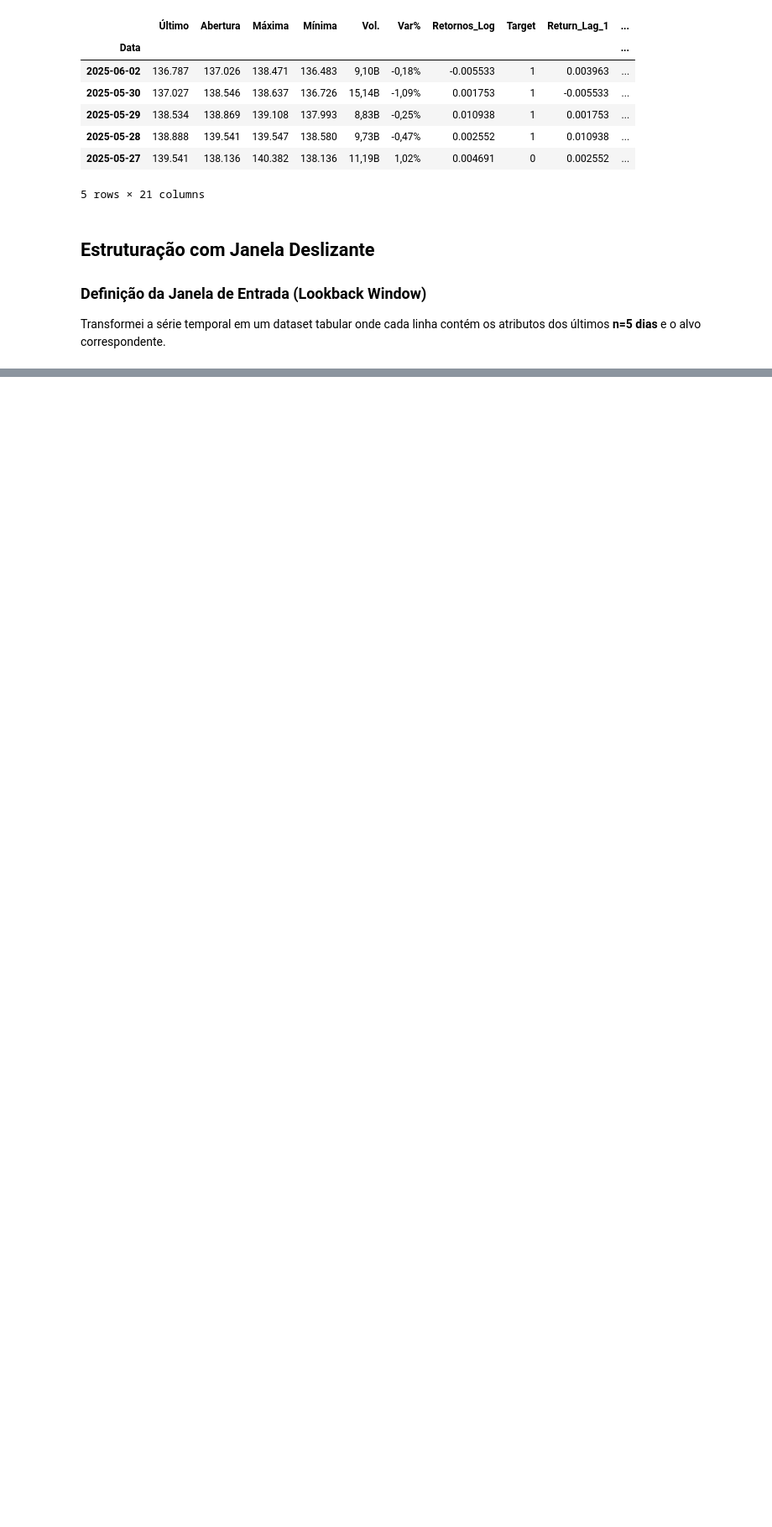
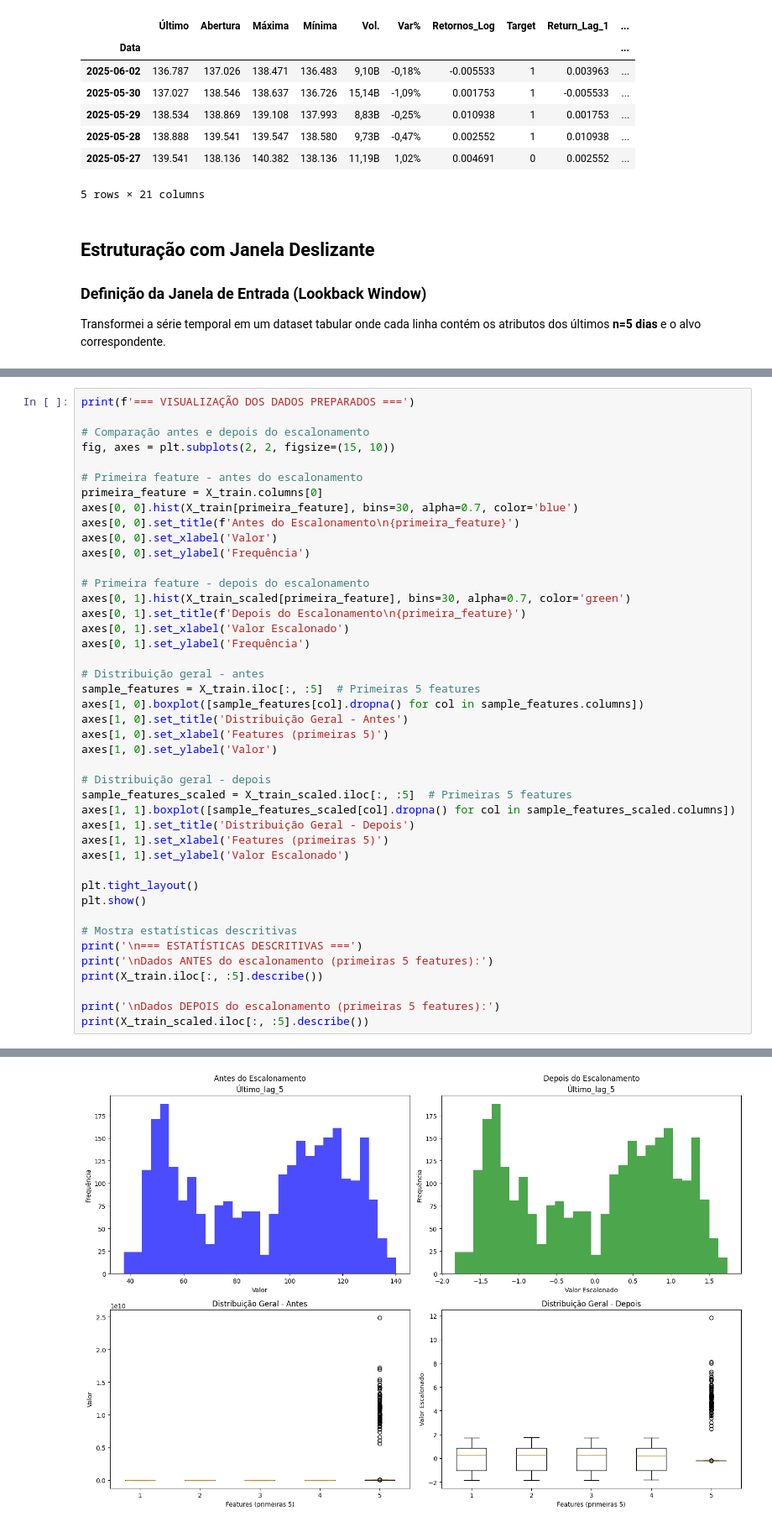
Before and after one commit to suprarn/tudofiap, a Jupyter notebook: Tech Challenge 2/final/tech_challenge_2_final.ipynb, the cells around one changed output, grey strips where cells are left out. Shown: that part at 84% size. Saved outputs shown, nothing was run; the diff lists cells and outputs as text; blank space fills up the shorter version.

```diff
--- a/Tech Challenge 2/final/tech_challenge_2_final.ipynb
+++ b/Tech Challenge 2/final/tech_challenge_2_final.ipynb
@@ -955,0 +1311,44 @@ verificar ai em cima pq tem 18 features e nao 20
+# %%
+print(f'=== VISUALIZAÇÃO DOS DADOS PREPARADOS ===')
+
+# Comparação antes e depois do escalonamento
+fig, axes = plt.subplots(2, 2, figsize=(15, 10))
+
+# Primeira feature - antes do escalonamento
+primeira_feature = X_train.columns[0]
+axes[0, 0].hist(X_train[primeira_feature], bins=30, alpha=0.7, color='blue')
+axes[0, 0].set_title(f'Antes do Escalonamento\n{primeira_feature}')
+axes[0, 0].set_xlabel('Valor')
+axes[0, 0].set_ylabel('Frequência')
+
+# Primeira feature - depois do escalonamento
+axes[0, 1].hist(X_train_scaled[primeira_feature], bins=30, alpha=0.7, color='green')
+axes[0, 1].set_title(f'Depois do Escalonamento\n{primeira_feature}')
+axes[0, 1].set_xlabel('Valor Escalonado')
+axes[0, 1].set_ylabel('Frequência')
+
+# Distribuição geral - antes
+sample_features = X_train.iloc[:, :5]  # Primeiras 5 features
+axes[1, 0].boxplot([sample_features[col].dropna() for col in sample_features.columns])
+axes[1, 0].set_title('Distribuição Geral - Antes')
+axes[1, 0].set_xlabel('Features (primeiras 5)')
+axes[1, 0].set_ylabel('Valor')
+
+# Distribuição geral - depois
+sample_features_scaled = X_train_scaled.iloc[:, :5]  # Primeiras 5 features
+axes[1, 1].boxplot([sample_features_scaled[col].dropna() for col in sample_features_scaled.columns])
+axes[1, 1].set_title('Distribuição Geral - Depois')
+axes[1, 1].set_xlabel('Features (primeiras 5)')
+axes[1, 1].set_ylabel('Valor Escalonado')
+
+plt.tight_layout()
+plt.show()
+
+# Mostra estatísticas descritivas
+print('\n=== ESTATÍSTICAS DESCRITIVAS ===')
+print('\nDados ANTES do escalonamento (primeiras 5 features):')
+print(X_train.iloc[:, :5].describe())
+
+print('\nDados DEPOIS do escalonamento (primeiras 5 features):')
+print(X_train_scaled.iloc[:, :5].describe())
+# %% [output]
@@ -955,0 +1356 @@ verificar ai em cima pq tem 18 features e nao 20
+[figure, added]
```
Also changed, not shown: parts of 33 cells of this notebook, 14 other files.
